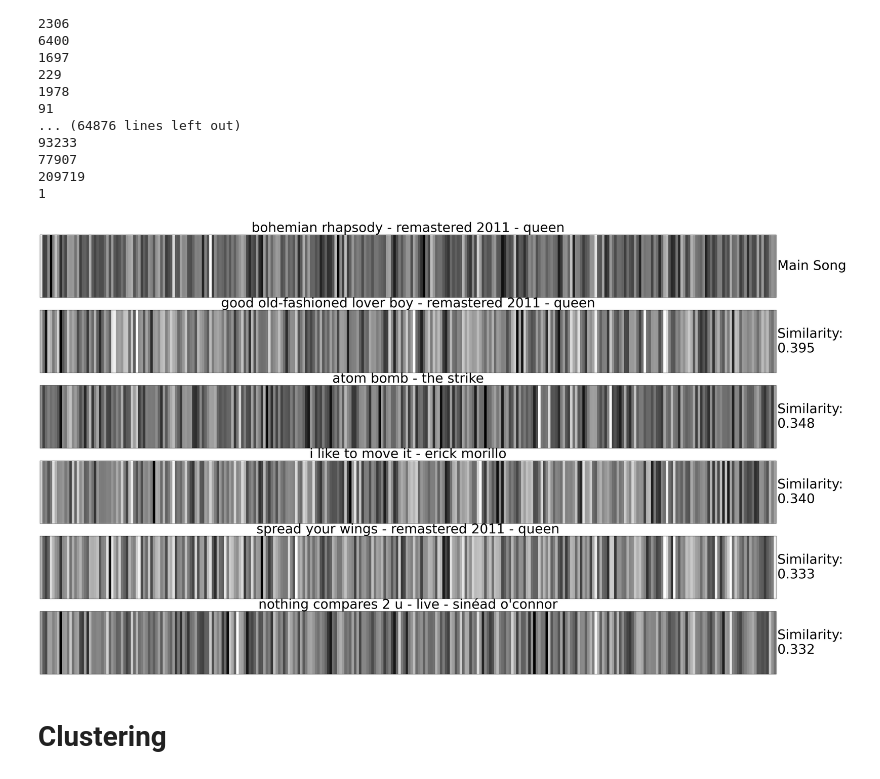
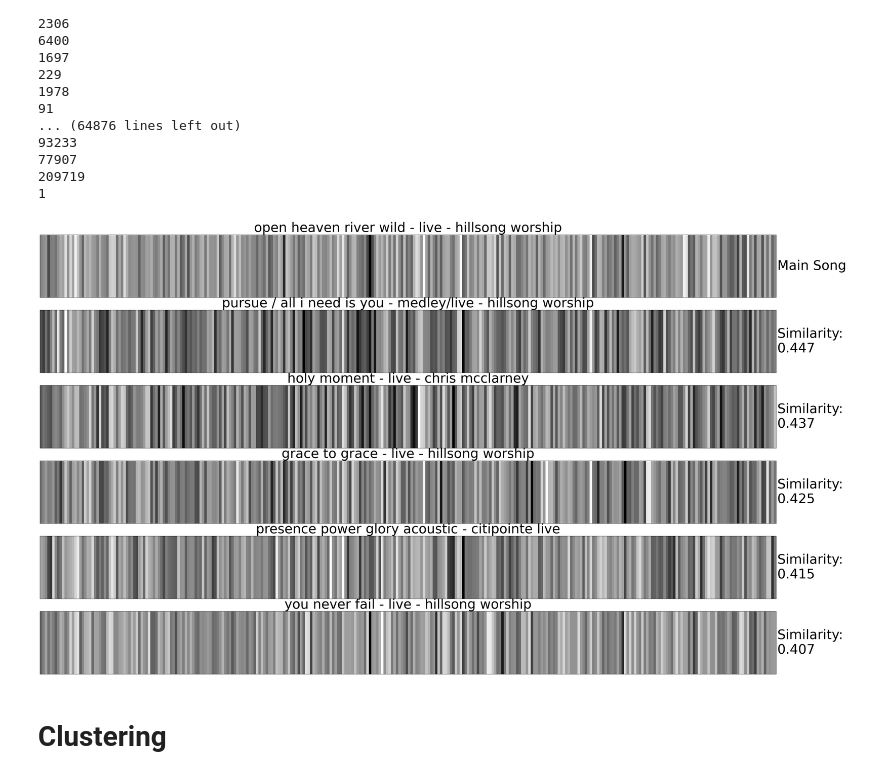
Before and after one commit to hermann0001/APC_ml, a Jupyter notebook: predict_w2v.ipynb, the cells around one changed output. Drawn from its saved outputs; the diff is of its cells as text; code cells hidden in the pictures.

```diff
--- a/predict_w2v.ipynb
+++ b/predict_w2v.ipynb
@@ -55,21 +70,21 @@ for word in vocab:
 # %%
 fig, axes = plt.subplots(6, 1, figsize = (50, 30))
 
-slug = 899
+slug = 4585
 song_id_list = [(slug, "Main Song"), *[t for t in model.wv.most_similar(slug)[:5]]]
 
 for ax, (song_id, sim) in zip(axes.flat, song_id_list):
     ax.imshow([model.wv[song_id]], cmap = "binary", aspect = "auto")
     result = songs.loc[song_id, ['track_name', 'artist_name']]
     ax.set_title(result['track_name'] + ' - ' + result['artist_name'], fontsize = 50)
     ax.yaxis.set_label_position("right")
     ax.set_ylabel(f"Similarity:\n{sim:.3f}" if sim != song_id_list[0][1] else sim,
                   rotation = "horizontal", ha = "left", va = "center", fontsize = 50)
     ax.set_xticks([])
     ax.set_yticks([])
 plt.show()
 # %% [output]
-[figure, old version]
+[figure, new version]
 # %% [markdown]
 # Clustering
 # %%
```
Also changed, not shown: parts of 6 cells of this notebook, 17 other files.
